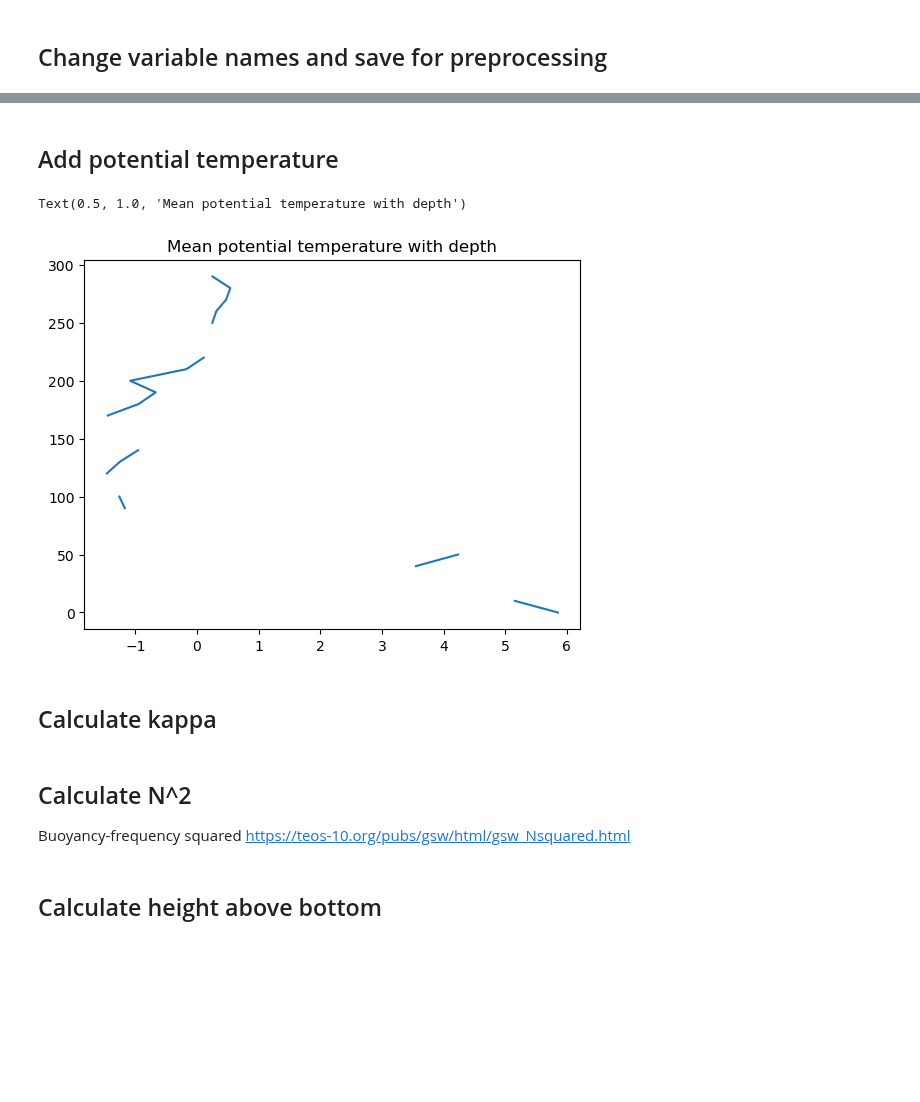
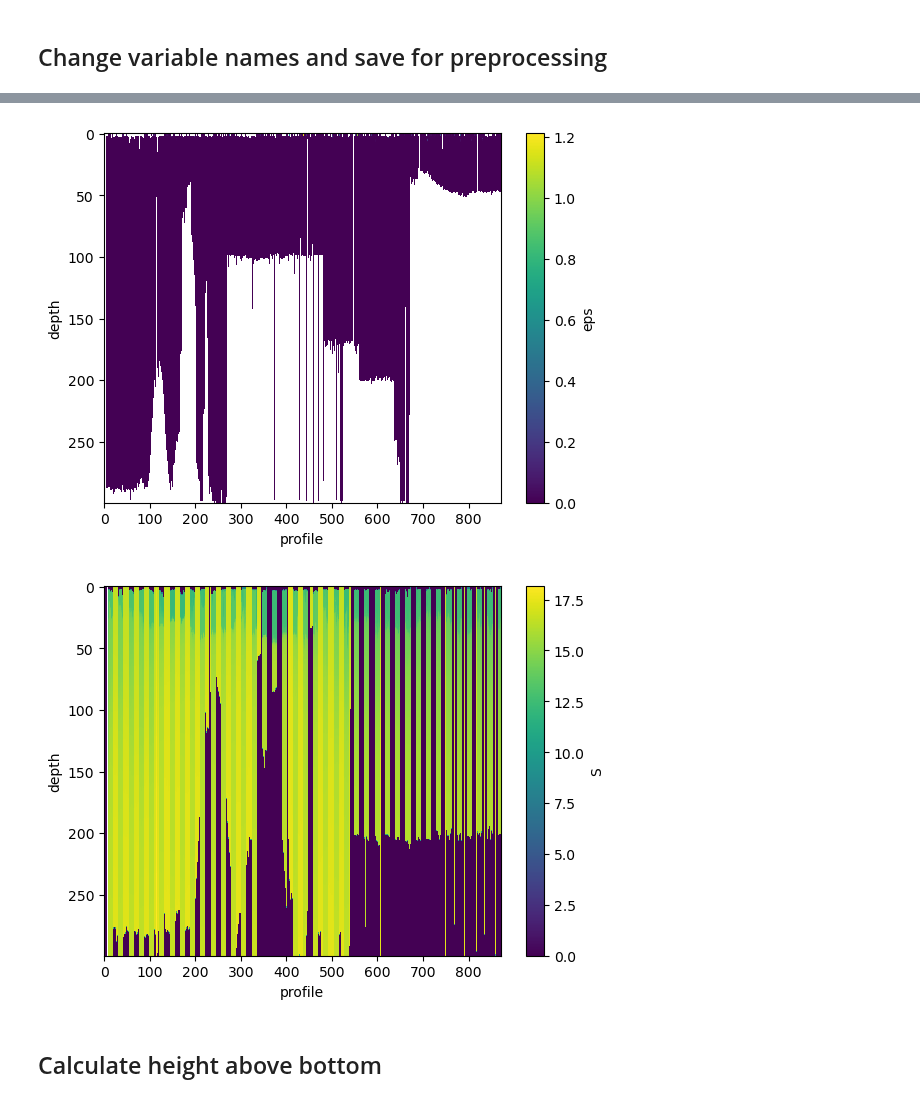
Before and after one commit to lisanneblok/ArcticTurbulence, a Jupyter notebook: preprocessing/arcticmix_processing.ipynb, the cells around one changed output, grey strips where cells are left out. Saved outputs shown, nothing was run; the diff lists cells and outputs as text; code cells hidden in the pictures; blank space fills up the shorter version.

```diff
--- a/preprocessing/arcticmix_processing.ipynb
+++ b/preprocessing/arcticmix_processing.ipynb
@@ -210,5 +123,7 @@ Data variables:
 # %% [markdown]
 ## Change variable names and save for preprocessing
 # %%
-binned_data = binned_data.rename({'PSAL': 'S', 'TEMPERATURE': 'T', 'LONGITUDE': 'longitude', 'LATITUDE':'latitude', "EPSILON":"eps"})
+binned_data = binned_data.rename({'PSAL': 'S', 'TEMPERATURE': 'T', 'LONGITUDE': 'longitude', 'LATITUDE':'latitude', "EPSILON":"eps", "PRESSURE":"P"})
 binned_data.coords["depth"] = binned_data.coords["depth"].astype(int)
+binned_data = binned_data.assign_coords(longitude=binned_data['longitude'], latitude=binned_data['latitude'])
+binned_data = binned_data.rename_dims({"profiles": "profile"})
@@ -233,11 +148,0 @@ ValueError: shape mismatch: objects cannot be broadcast to a single shape.  Mism
-# %% [markdown]
-## Add potential temperature
-# %%
-ds_masked['pot_temp'] = gsw.conversions.pt0_from_t(ds_masked.PSAL,ds_masked.TEMPERATURE,ds_masked.PRESSURE)
-plt.plot(ds_masked.pot_temp.mean(dim="profiles"),ds_masked.depth)
-plt.title("Mean potential temperature with depth")
-# %% [output]
-Text(0.5, 1.0, 'Mean potential temperature with depth')
-[figure, removed]
-# %% [markdown]
-## Calculate kappa
@@ -253,7 +149,13 @@ ds_masked['kappa'] = kappa
-# %% [markdown]
-## Calculate N^2
-Buoyancy-frequency squared
-https://teos-10.org/pubs/gsw/html/gsw_Nsquared.html
+# %%
+binned_data.eps.plot()
+plt.gca().invert_yaxis()
+# %% [output]
+[figure, added]
+# %%
+binned_data.S.plot()
+plt.gca().invert_yaxis()
+# %% [output]
+[figure, added]
 # %% [markdown]
 ## Calculate height above bottom
 # %%
```
Also changed, not shown: parts of 43 cells of this notebook, 5 other files.
